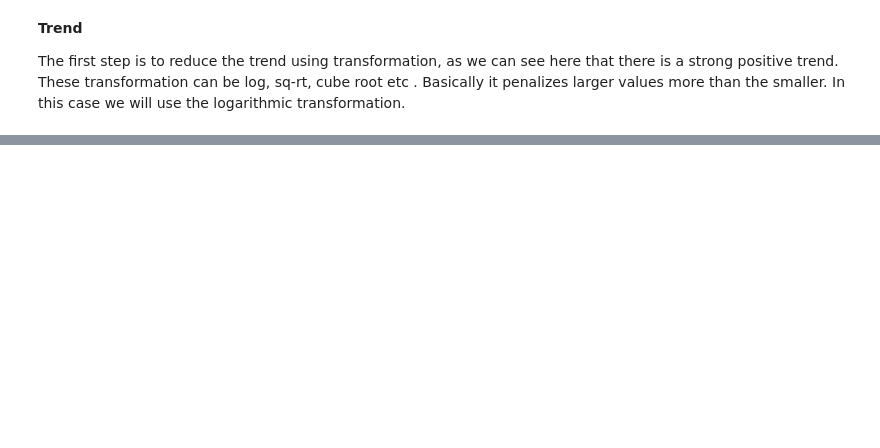
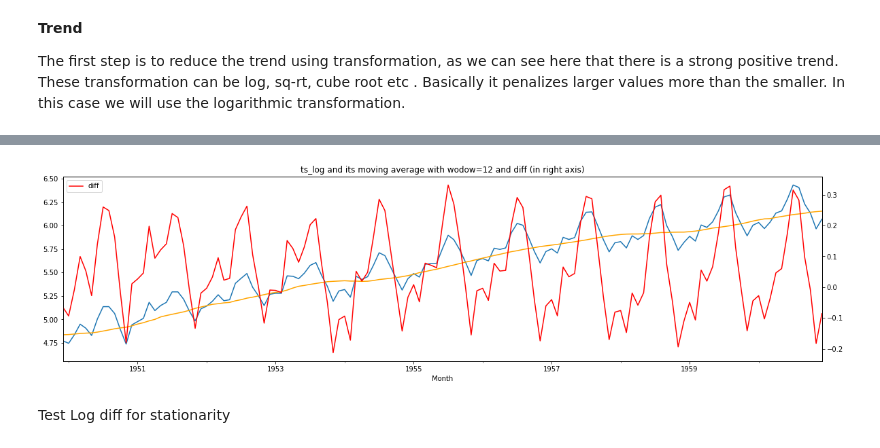
Before and after one commit to dherrerambo/LearnigDS-ML, a Jupyter notebook: TimeSeries/TimeSeries.ipynb, the cells around one changed output, grey strips where cells are left out. Cells and saved outputs as stored; diff of their text form; code cells hidden in the pictures; blank space fills up the shorter version.

```diff
--- a/TimeSeries/TimeSeries.ipynb
+++ b/TimeSeries/TimeSeries.ipynb
@@ -176,0 +230,4 @@ ts = ts.asfreq('D')
+# %%
+ts_log_diff = ts_log - moving_avg
+ts_log_diff = ts_log_diff.dropna()
+ts_log_diff
@@ -176,0 +248,14 @@ ts = ts.asfreq('D')
+# %%
+# fig = plt.figure(figsize=(20,5))
+fig, ax = plt.subplots(figsize=(20,5))
+ax2 = ax.twinx()
+ts_log.plot(kind="line", label='ts_log', ax=ax)
+moving_avg.plot(kind="line", label='moving_avg', ax=ax, color='orange')
+ts_log_diff.plot(kind="line", label='diff', ax=ax2, color='red')
+plt.title("ts_log and its moving average with wodow=12 and diff (in right axis)")
+plt.legend()
+plt.show()
+# %% [output]
+[figure, added]
+# %% [markdown]
+Test Log diff for stationarity
```
Also changed, not shown: parts of 29 cells of this notebook.
